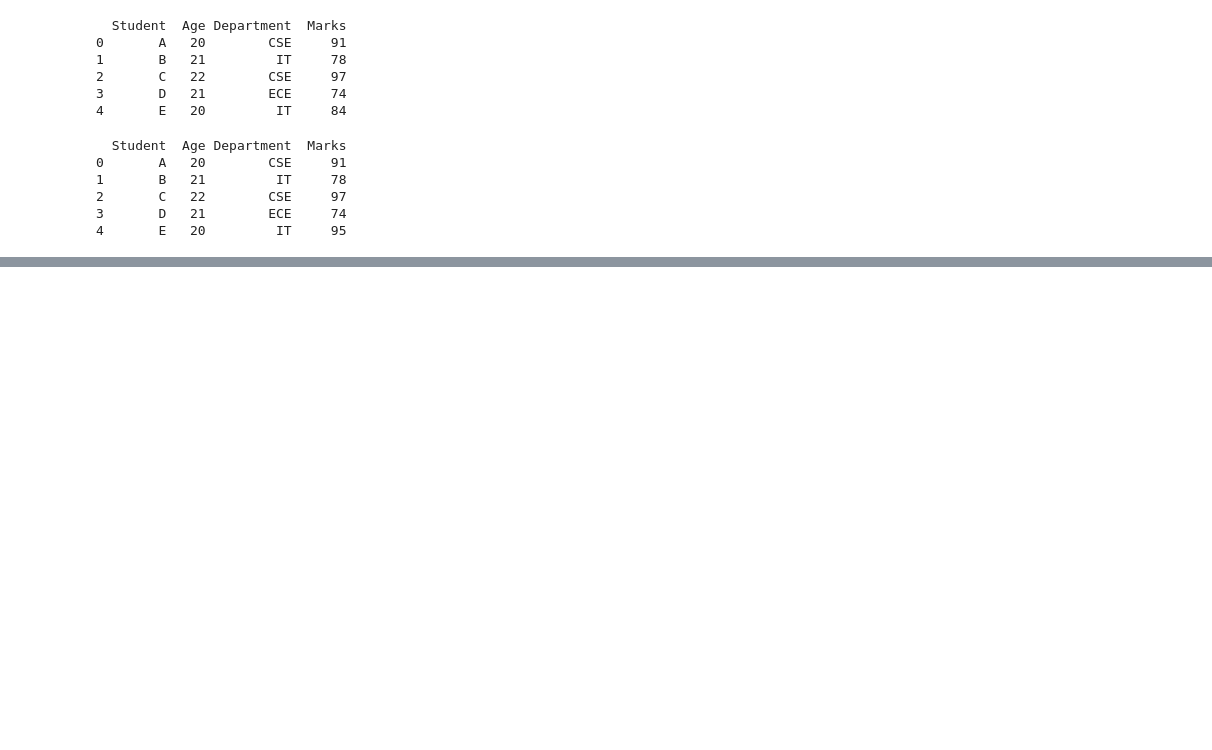
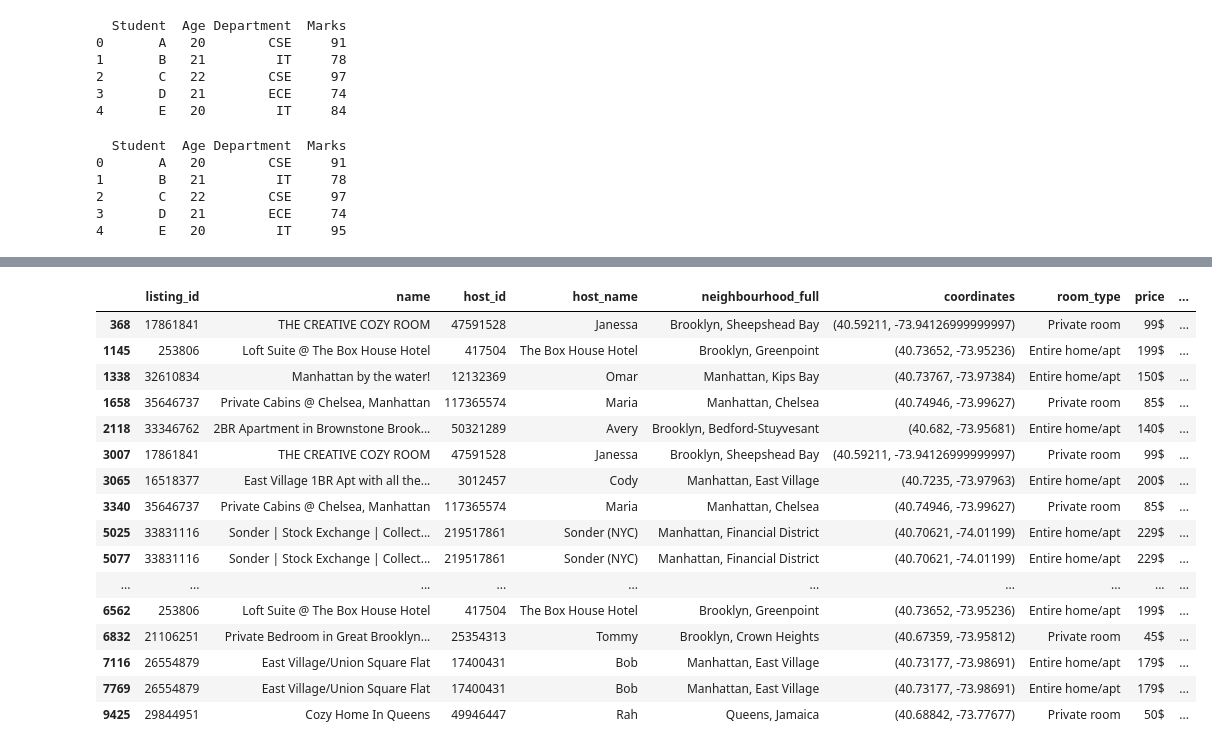
Before and after one commit to paulrobinsonr/Data-Analysis, a Jupyter notebook: pandasDay1.ipynb, the cells around one changed output, grey strips where cells are left out. Cells and saved outputs as stored; diff of their text form; code cells hidden in the pictures; blank space fills up the shorter version.

```diff
--- a/pandasDay1.ipynb
+++ b/pandasDay1.ipynb
@@ -171,0 +360,4 @@ print(df)
+# %%
+import pandas as pd
+airbnb = pd.read_csv('https://raw.githubusercontent.com/nethajinirmal13/Training-datasets/main/airbnb.csv?raw=true', index_col = 'Unnamed: 0')
+airbnb
@@ -171,0 +404,21 @@ print(df)
+# %%
+b = airbnb[airbnb.duplicated(keep=False)]
+display(b)
+# %% [output]
+|  | listing_id | name | host_id | host_name | neighbourhood_full | coordinates | room_type | price | ... |
+| 368 | 17861841 | THE CREATIVE COZY ROOM | 47591528 | Janessa | Brooklyn, Sheepshead Bay | (40.59211, -73.94126999999997) | Private room | 99$ | ... |
+| 1145 | 253806 | Loft Suite @ The Box House Hotel | 417504 | The Box House Hotel | Brooklyn, Greenpoint | (40.73652, -73.95236) | Entire home/apt | 199$ | ... |
+| 1338 | 32610834 | Manhattan by the water! | 12132369 | Omar | Manhattan, Kips Bay | (40.73767, -73.97384) | Entire home/apt | 150$ | ... |
+| 1658 | 35646737 | Private Cabins @ Chelsea, Manhattan | 117365574 | Maria | Manhattan, Chelsea | (40.74946, -73.99627) | Private room | 85$ | ... |
+| 2118 | 33346762 | 2BR Apartment in Brownstone Brook... | 50321289 | Avery | Brooklyn, Bedford-Stuyvesant | (40.682, -73.95681) | Entire home/apt | 140$ | ... |
+| 3007 | 17861841 | THE CREATIVE COZY ROOM | 47591528 | Janessa | Brooklyn, Sheepshead Bay | (40.59211, -73.94126999999997) | Private room | 99$ | ... |
+| 3065 | 16518377 | East Village 1BR Apt with all the... | 3012457 | Cody | Manhattan, East Village | (40.7235, -73.97963) | Entire home/apt | 200$ | ... |
+| 3340 | 35646737 | Private Cabins @ Chelsea, Manhattan | 117365574 | Maria | Manhattan, Chelsea | (40.74946, -73.99627) | Private room | 85$ | ... |
+| 5025 | 33831116 | Sonder | Stock Exchange | Collect... | 219517861 | Sonder (NYC) | Manhattan, Financial District | (40.70621, -74.01199) | Entire home/apt | 229$ | ... |
+| 5077 | 33831116 | Sonder | Stock Exchange | Collect... | 219517861 | Sonder (NYC) | Manhattan, Financial District | (40.70621, -74.01199) | Entire home/apt | 229$ | ... |
+| ... | ... | ... | ... | ... | ... | ... | ... | ... | ... |
+| 6562 | 253806 | Loft Suite @ The Box House Hotel | 417504 | The Box House Hotel | Brooklyn, Greenpoint | (40.73652, -73.95236) | Entire home/apt | 199$ | ... |
+| 6832 | 21106251 | Private Bedroom in Great Brooklyn... | 25354313 | Tommy | Brooklyn, Crown Heights | (40.67359, -73.95812) | Private room | 45$ | ... |
+| 7116 | 26554879 | East Village/Union Square Flat | 17400431 | Bob | Manhattan, East Village | (40.73177, -73.98691) | Entire home/apt | 179$ | ... |
+| 7769 | 26554879 | East Village/Union Square Flat | 17400431 | Bob | Manhattan, East Village | (40.73177, -73.98691) | Entire home/apt | 179$ | ... |
+| 9425 | 29844951 | Cozy Home In Queens | 49946447 | Rah | Queens, Jamaica | (40.68842, -73.77677) | Private room | 50$ | ... |
```
Also changed, not shown: parts of 21 cells of this notebook.
